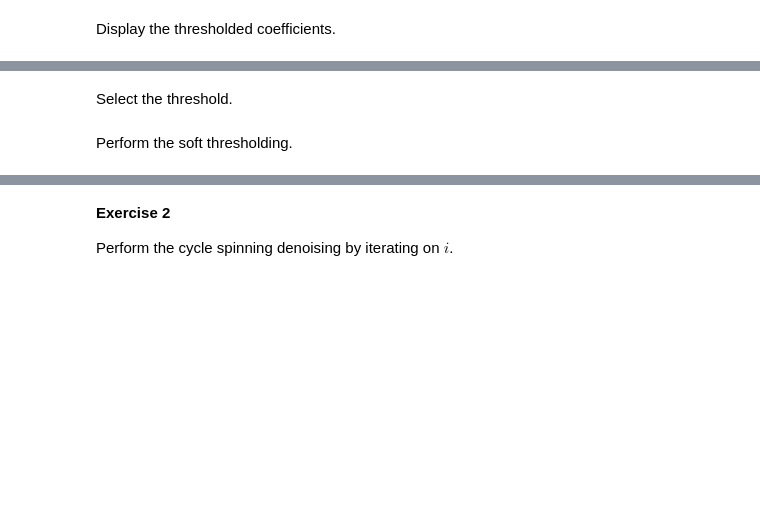
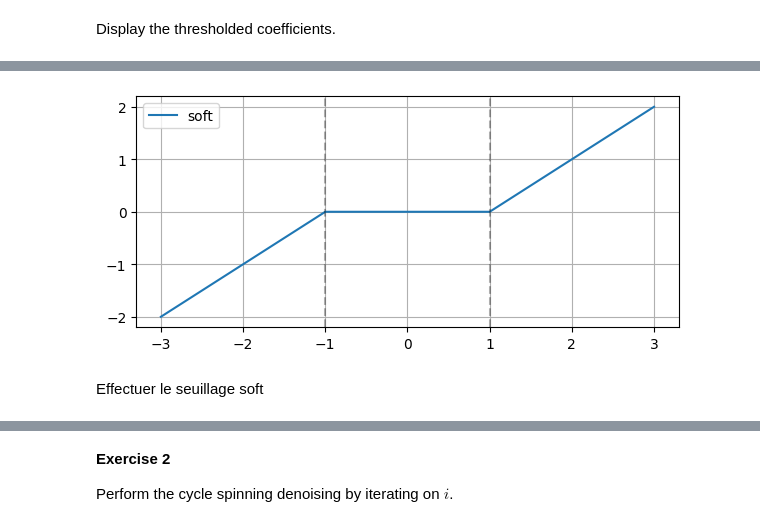
Before and after one commit to Borleo/2_M2_IAFA, a Jupyter notebook: TP_M2IAFA/TP_M2_IMGCMPT/TP23_Imagerie_Computationnelle/2_Wavelet Denoising /Image Denoising with Wavelets/denoisingwav_2_wavelet_2d.ipynb, the cells around one changed output, grey strips where cells are left out. Saved outputs shown, nothing was run; the diff lists cells and outputs as text; code cells hidden in the pictures; blank space fills up the shorter version.

```diff
--- a/TP_M2IAFA/TP_M2_IMGCMPT/TP23_Imagerie_Computationnelle/2_Wavelet Denoising /Image Denoising with Wavelets/denoisingwav_2_wavelet_2d.ipynb
+++ b/TP_M2IAFA/TP_M2_IMGCMPT/TP23_Imagerie_Computationnelle/2_Wavelet Denoising /Image Denoising with Wavelets/denoisingwav_2_wavelet_2d.ipynb
@@ -391,9 +452,24 @@ Display the soft thresholding function $s_T^1(\al)$.
 # %%
-T = 1
-alpha = linspace(-3, 3, 1000)
-alphaT = max(1-T./ abs(alpha), 0).*alpha
+import numpy as np
+import matplotlib.pyplot as plt
 
-plot(alpha, alphaT)
-axis tight
+T = 1.0
+alpha = np.linspace(-3, 3, 1000)
+
+# Seuillage dur
+hard = alpha * (np.abs(alpha) > T)
+
+# Seuillage doux
+# np.maximum : maximum élément par élément entre deux tableaux (ou tableau + scalaire).
+soft = np.sign(alpha) * np.maximum(np.abs(alpha) - T, 0)
+
+plt.figure(figsize=(7,3))
+plt.plot(alpha, soft, label="soft")
+plt.axvline(T, color="k", ls="--", alpha=0.3)
+plt.axvline(-T, color="k", ls="--", alpha=0.3)
+plt.axis("tight")
+plt.grid(True)
+plt.legend()
+plt.show()
+# %% [output]
+[figure, added]
-# %% [markdown]
-Select the threshold.
@@ -402,3 +476,3 @@ T = 3/ 2*sigma
 # %% [markdown]
-Perform the soft thresholding.
+Effectuer le seuillage soft
 # %%
```
Also changed, not shown: parts of 64 cells of this notebook.
